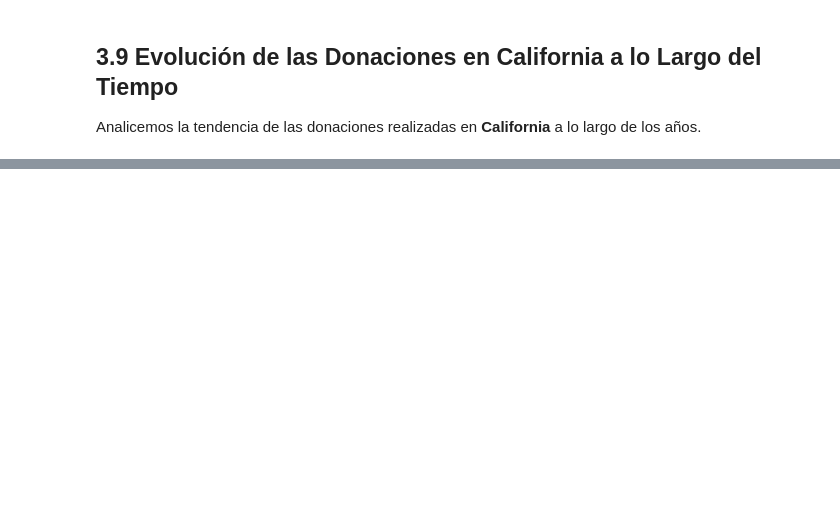
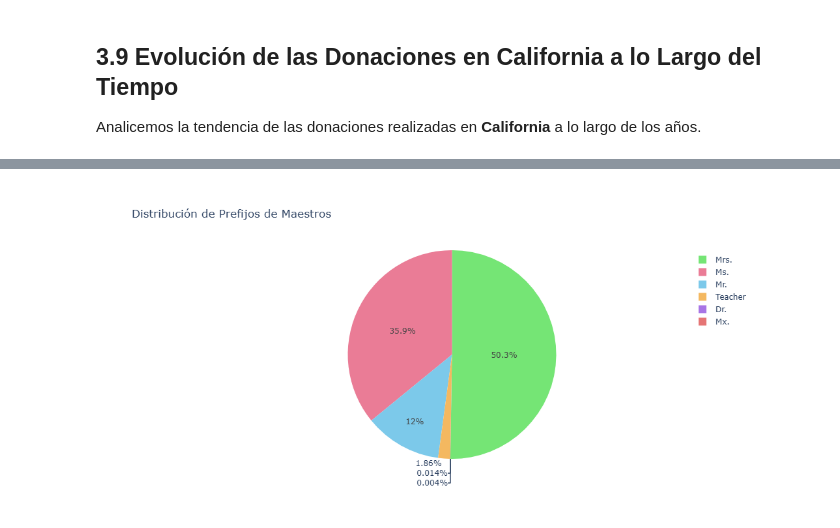
Before and after one commit to Marioleeyva/ADND_Prueba_Practica05, a Jupyter notebook: Practica05/Practica05_230117.ipynb, the cells around one changed output, grey strips where cells are left out. Saved outputs shown, nothing was run; the diff lists cells and outputs as text; code cells hidden in the pictures; blank space fills up the shorter version.

```diff
--- a/Practica05/Practica05_230117.ipynb
+++ b/Practica05/Practica05_230117.ipynb
@@ -2283,0 +2369,22 @@ iplot(fig)
+# %%
+t = teachers_df['Teacher Prefix'].value_counts()
+
+labels = t.index
+values2 = t.values
+
+# Colores para cada categoría de prefijo
+trace2 = go.Pie(
+    labels=labels,
+    values=values2,
+    marker=dict(colors=['#75e575', '#ea7c96', '#7cc9ea', '#f4b860', '#a875e5', '#e57575'])
+)
+
+layout = go.Layout(
+    title='Distribución de Prefijos de Maestros',
+    width=800,
+    height=500
+)
+fig = go.Figure(data=[trace2], layout=layout)
+iplot(fig)
+# %% [output]
+[figure, added]
```
Also changed, not shown: parts of 21 cells of this notebook.
